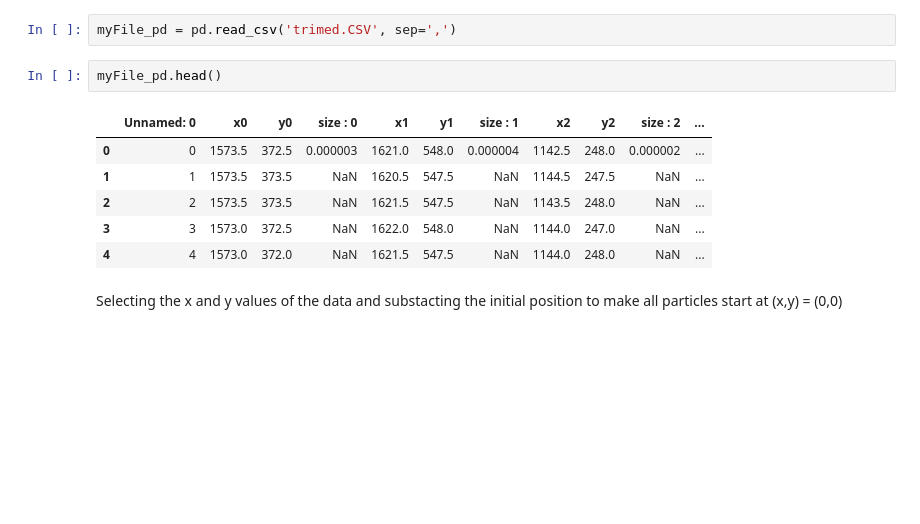
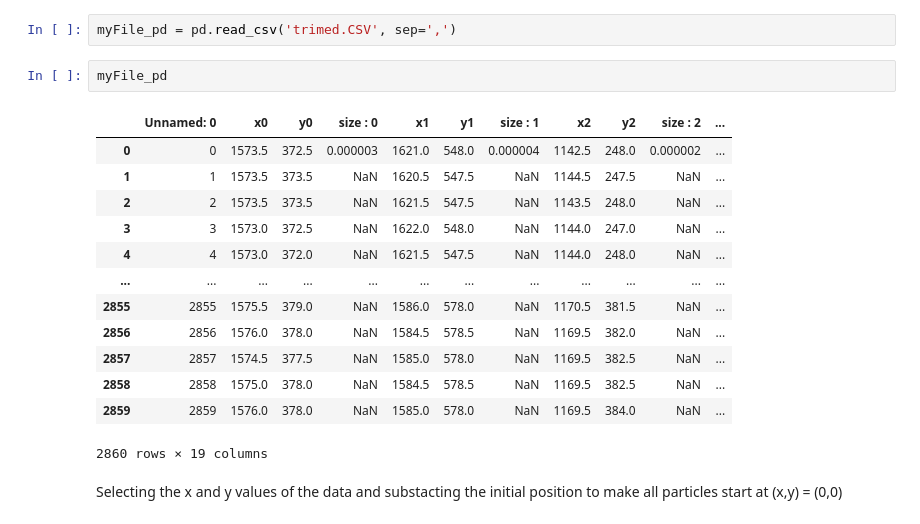
Before and after one commit to akshay-vedi/DeePyMoD_torch, a Jupyter notebook: notebooks/SPT/Analysis_data_SPT_trimmed.ipynb, the cells around one changed output. Drawn from its saved outputs; the diff is of its cells as text; blank space fills up the shorter version.

```diff
--- a/notebooks/SPT/Analysis_data_SPT_trimmed.ipynb
+++ b/notebooks/SPT/Analysis_data_SPT_trimmed.ipynb
@@ -34,14 +34,21 @@ Loading in the data as a data-frame
 # %%
 myFile_pd = pd.read_csv('trimed.CSV', sep=',')
 # %%
-myFile_pd.head()
+myFile_pd
 # %% [output]
 |  | Unnamed: 0 | x0 | y0 | size : 0 | x1 | y1 | size : 1 | x2 | y2 | size : 2 | ... |
 | 0 | 0 | 1573.5 | 372.5 | 0.000003 | 1621.0 | 548.0 | 0.000004 | 1142.5 | 248.0 | 0.000002 | ... |
 | 1 | 1 | 1573.5 | 373.5 | NaN | 1620.5 | 547.5 | NaN | 1144.5 | 247.5 | NaN | ... |
 | 2 | 2 | 1573.5 | 373.5 | NaN | 1621.5 | 547.5 | NaN | 1143.5 | 248.0 | NaN | ... |
 | 3 | 3 | 1573.0 | 372.5 | NaN | 1622.0 | 548.0 | NaN | 1144.0 | 247.0 | NaN | ... |
 | 4 | 4 | 1573.0 | 372.0 | NaN | 1621.5 | 547.5 | NaN | 1144.0 | 248.0 | NaN | ... |
+| ... | ... | ... | ... | ... | ... | ... | ... | ... | ... | ... | ... |
+| 2855 | 2855 | 1575.5 | 379.0 | NaN | 1586.0 | 578.0 | NaN | 1170.5 | 381.5 | NaN | ... |
+| 2856 | 2856 | 1576.0 | 378.0 | NaN | 1584.5 | 578.5 | NaN | 1169.5 | 382.0 | NaN | ... |
+| 2857 | 2857 | 1574.5 | 377.5 | NaN | 1585.0 | 578.0 | NaN | 1169.5 | 382.5 | NaN | ... |
+| 2858 | 2858 | 1575.0 | 378.0 | NaN | 1584.5 | 578.5 | NaN | 1169.5 | 382.5 | NaN | ... |
+| 2859 | 2859 | 1576.0 | 378.0 | NaN | 1585.0 | 578.0 | NaN | 1169.5 | 384.0 | NaN | ... |
+2860 rows × 19 columns
 # %% [markdown]
 Selecting the x and y values of the data and substacting the initial position to make all particles start at (x,y) = (0,0)
 # %%
```
Also changed, not shown: parts of 12 cells of this notebook, 14 other files.
